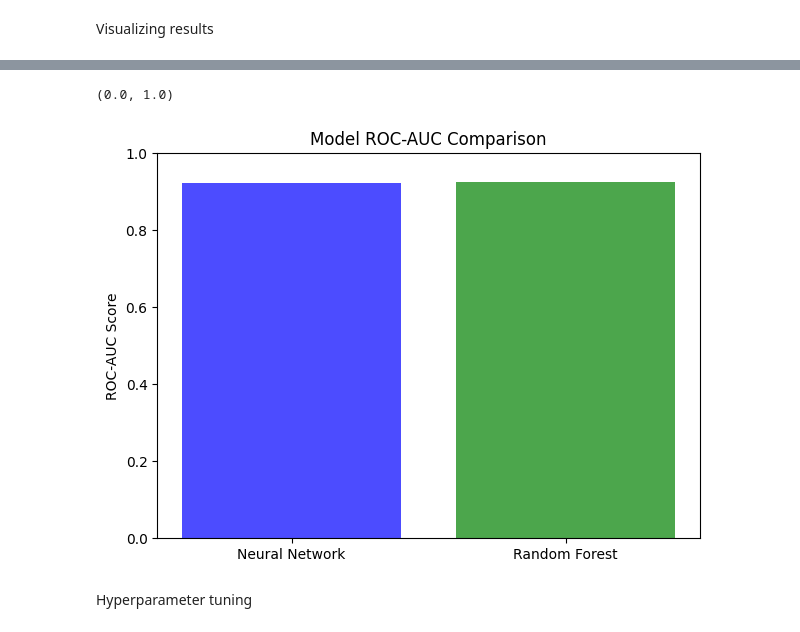
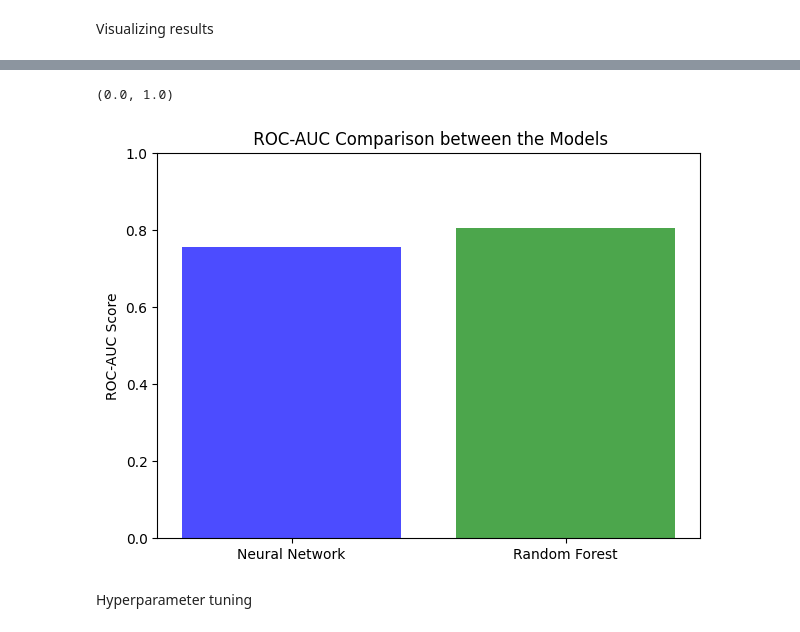
Before and after one commit to SithmiDesilva/Bank_Marketing_Prediction, a Jupyter notebook: Bank_Marketing_Prediction.ipynb, the cells around one changed output, grey strips where cells are left out. Saved outputs shown, nothing was run; the diff lists cells and outputs as text; code cells hidden in the pictures.

```diff
--- a/Bank_Marketing_Prediction.ipynb
+++ b/Bank_Marketing_Prediction.ipynb
@@ -293,7 +293,7 @@ data_encoded.head()
 5 rows × 54 columns
 # %%
 #Removing all the data which has the least relationship with the 'y' value
-data_encoded = data_encoded.drop(['campaign','pdays','previous','emp.var.rate','cons.price.idx','euribor3m','nr.employed','job_blue-collar','job_entrepreneur','job_housemaid','job_management','job_self-employeed','job_technician','job_unknown','marital_married','education_basic.6y,education_basic.9y','education_highschool','default_unknown','default_yes','housing_unknown','loan_unknown','loan_yes','contact_telephone','month_aug','moonth_jul','month_jun','month_may','month_nov','day_of _week_mon','poutcome_nonexistent'], axis=1, errors ='ignore')
+data_encoded = data_encoded.drop(['campaign','pdays','previous','emp.var.rate','cons.price.idx','duration','nr.employed','job_blue-collar','job_entrepreneur','job_housemaid','job_management','job_self-employeed','job_technician','job_unknown','marital_married','education_basic.6y,education_basic.9y','education_highschool','default_unknown','default_yes','housing_unknown','loan_unknown','loan_yes','contact_telephone','month_aug','moonth_jul','month_jun','month_may','month_nov','day_of _week_mon','poutcome_nonexistent','default'], axis=1, errors ='ignore')
 # %%
 data_encoded.head()
 # %% [output]
@@ -495,13 +495,13 @@ roc_auc_scores_1 = [roc_auc_nn_1, roc_auc_rf_1]
 # %%
 # Plot the graph
 plt.figure(figsize=(7, 5))
 bars = plt.bar(models_1, roc_auc_scores_1, color=['blue', 'green'], alpha=0.7)
-plt.title('Model ROC-AUC Comparison')
+plt.title(' ROC-AUC Comparison between the Models')
 plt.ylabel('ROC-AUC Score')
 plt.ylim(0, 1)
 # %% [output]
 (0.0, 1.0)
-[figure, old version]
+[figure, new version]
 # %% [markdown]
 Hyperparameter tuning
 # %%
```
Also changed, not shown: parts of 10 cells of this notebook.
